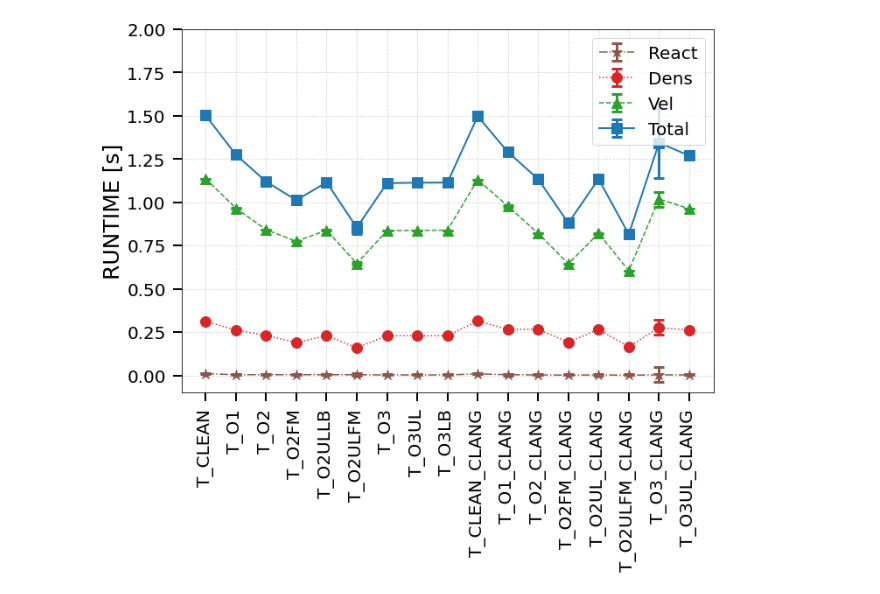
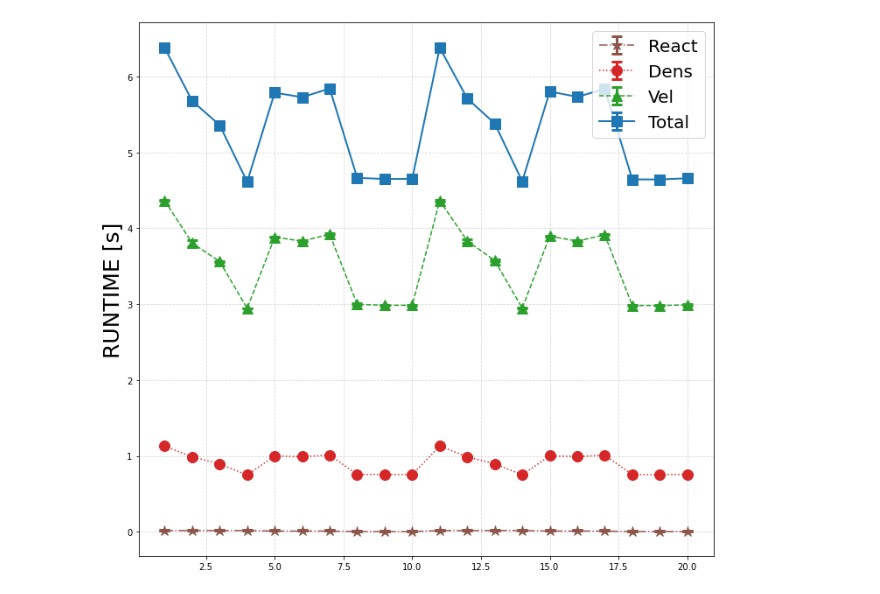
Before and after one commit to eduardomgutierrez/navier-stokes, a Jupyter notebook: outputs/plotting.ipynb, the cells around one changed output. Drawn from its saved outputs; the diff is of its cells as text; code cells hidden in the pictures.

Commit message:
plotting

```diff
--- a/outputs/plotting.ipynb
+++ b/outputs/plotting.ipynb
@@ -4,13 +4,11 @@ import matplotlib
 import matplotlib.pyplot as plt
 import json
 # %%
-with open('sum.json') as f:
+with open('flops_ipc_cellxtime.json') as f:
     all_runs = json.load(f)
 
-with open('../T_O2ULFM/stats.json') as f2:
-    new_run = json.load(f2)
-
-flags = list(all_runs.keys())
+flags_gcc = list(all_runs.keys())[:10]
+flags_clang = list(all_runs.keys())[10:]
 # %%
 react_avg = []
 dens_avg = []
@@ -168,33 +444,36 @@ array([[1.50160003, 0.00882474],
 # %%
 ms = 12
 elw = 3
 cs = 6
 ct = 3
 
 fig, ax1 = plt.subplots(figsize=(10, 9))
-x_array = np.arange(1, np.size(total_avg[:, 0]) + 1,1)
+x_array_gcc = np.arange(1, np.size(total_avg_gcc[:10, 0]) + 1,1)
 
 ax1.set_ylabel('RUNTIME [s]', fontsize=25)
-ax1.set_ylim([-0.1, 2.])
-ax1.set_xticks(ticks=x_array)
-ax1.tick_params(axis='both', labelsize=20)
-ax1.tick_params(axis='both', which='major', length=10, width=2, pad=8)
-ax1.set_xticklabels(flags, rotation=90)
+ax2.set_xticks(ticks=x_array_gcc)
+ax2.tick_params(axis='both', labelsize=20)
+ax2.tick_params(axis='both', which='major', length=10, width=2, pad=8)
 
-ax1.errorbar(x_array, react_time_avg[:, 0], dens_time_avg[:, 1], marker='*', markersize=ms, elinewidth=elw,
+labels = []
+for flag in flags_gcc:
+    labels.append(flag[2:-6])
+ax2.set_xticklabels(labels, rotation=90)
+
+ax1.errorbar(x_array, react_time_avg_gcc[:, 0], react_time_avg_gcc[:, 1], marker='*', markersize=ms, elinewidth=elw,
             capsize=cs, capthick=ct, label='React', color='tab:brown', ls='-.')
-ax1.errorbar(x_array, dens_time_avg[:, 0], dens_time_avg[:, 1], marker='o', markersize=ms, elinewidth=elw,
+ax1.errorbar(x_array, dens_time_avg_gcc[:, 0], dens_time_avg_gcc[:, 1], marker='o', markersize=ms, elinewidth=elw,
             capsize=cs, capthick=ct, label='Dens', color='tab:red', ls=':')
-ax1.errorbar(x_array, vel_time_avg[:, 0], dens_time_avg[:, 1], marker='^', markersize=ms, elinewidth=elw,
+ax1.errorbar(x_array, vel_time_avg_gcc[:, 0], vel_time_avg_gcc[:, 1], marker='^', markersize=ms, elinewidth=elw,
             capsize=cs, capthick=ct, label='Vel', color='tab:green', ls='--')
-ax1.errorbar(x_array, total_time_avg[:, 0], total_time_avg[:, 1], lw=2, marker='s', markersize=ms, elinewidth=elw,
+ax1.errorbar(x_array, total_time_avg_gcc[:, 0], total_time_avg_gcc[:, 1], lw=2, marker='s', markersize=ms, elinewidth=elw,
             capsize=cs, capthick=ct, label='Total', color='tab:blue')
 
 ax1.grid(ls='--', alpha=0.5)
 ax1.legend(fontsize=20, loc='best')
 
 plt.tight_layout()
 fig.savefig("runtime.pdf")
 fig.savefig("runtime.jpg")
 # %% [output]
-[figure, old version]
+[figure, new version]
```
Also changed, not shown: parts of 6 cells of this notebook, 1 other file.
